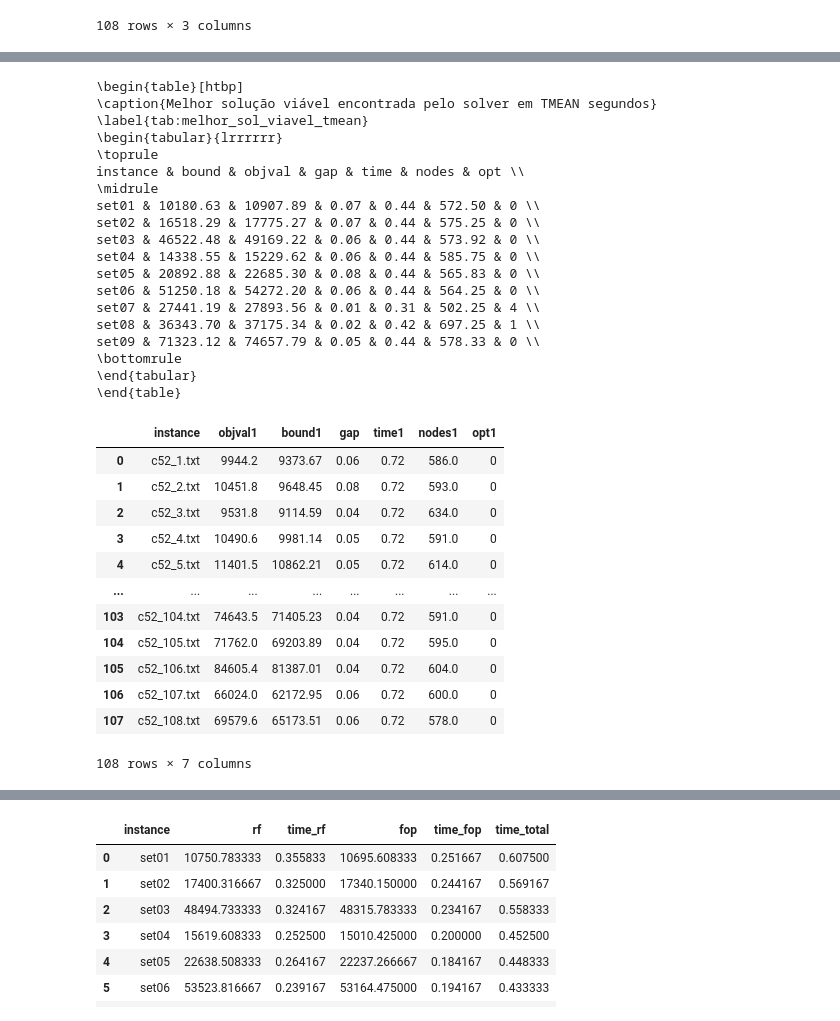
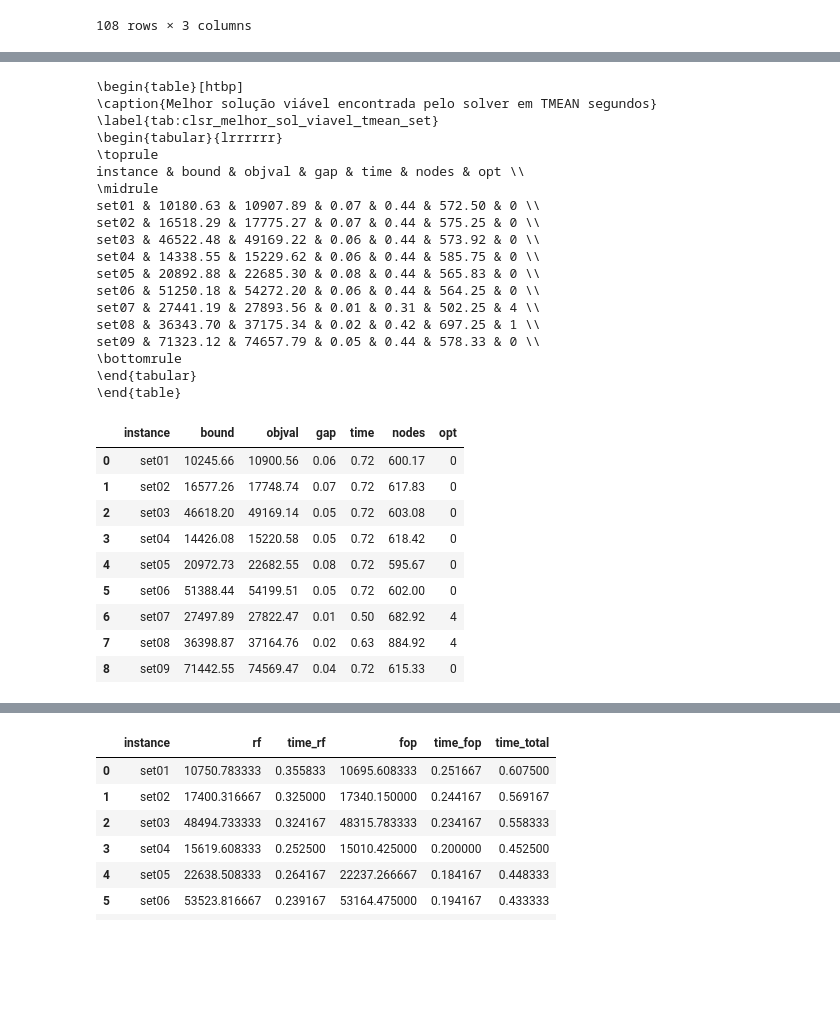
Before and after one commit to jesusossian/mmq_msc_andressa, a Jupyter notebook: src/clsr_std/clsr_std_feasible.ipynb, the cells around one changed output, grey strips where cells are left out. Cells and saved outputs as stored; diff of their text form; code cells hidden in the pictures; blank space fills up the shorter version.

```diff
--- a/src/clsr_std/clsr_std_feasible.ipynb
+++ b/src/clsr_std/clsr_std_feasible.ipynb
@@ -288,12 +281,12 @@ def tabela_mip(url_file):
 
         tab = pd.DataFrame({
             'instance':f'{set_}',
-            'bound':tab['bound'].mean(),
-            'objval':tab['objval'].mean(),
-            'gap':tab['gap'].mean(),
-            'time':tab['time'].mean(),
-            'nodes':tab['nodes'].mean(),
-            'opt':tab['opt'].sum(),
+            'bound':tab['bound'].mean().round(2),
+            'objval':tab['objval'].mean().round(2),
+            'gap':tab['gap'].mean().round(2),
+            'time':tab['time'].mean().round(2),
+            'nodes':tab['nodes'].mean().round(2),
+            'opt':tab['opt'].sum().round(2),
             },index=[f'std']
         )
 
@@ -454,7 +447,7 @@ table_feasible_tmean_set, table_feasible_tmean_set_ = tabela_mip(file)
 latex_table_feasible_tmean_set = table_feasible_tmean_set.to_latex(
     index=False,  # To not include the DataFrame index as a column in the table
     caption="Melhor solução viável encontrada pelo solver em TMEAN segundos",  # The caption to appear above the table in the LaTeX document
-    label="tab:melhor_sol_viavel_tmean",  # A label used for referencing the table within the LaTeX document
+    label="tab:clsr_melhor_sol_viavel_tmean_set",  # A label used for referencing the table within the LaTeX document
     position="htbp",  # The preferred positions where the table should be placed in the document ('here', 'top', 'bottom', 'page')
     column_format="lrrrrrr",  # The format of the columns: left-aligend first column and center-aligned remaining columns as per APA guidelines
     escape=False,  # Disable escaping LaTeX special characters in the DataFrame
@@ -465,7 +458,7 @@ print(latex_table_feasible_tmean_set)
 # %% [output]
 \begin{table}[htbp]
 \caption{Melhor solução viável encontrada pelo solver em TMEAN segundos}
-\label{tab:melhor_sol_viavel_tmean}
+\label{tab:clsr_melhor_sol_viavel_tmean_set}
 \begin{tabular}{lrrrrrr}
 \toprule
 instance & bound & objval & gap & time & nodes & opt \\
@@ -483,19 +476,16 @@ set09 & 71323.12 & 74657.79 & 0.05 & 0.44 & 578.33 & 0 \\
 \end{tabular}
 \end{table}
 # %%
-table_feasible_tmax
+table_feasible_tmax_set
 # %% [output]
-|  | instance | objval1 | bound1 | gap | time1 | nodes1 | opt1 |
-| 0 | c52_1.txt | 9944.2 | 9373.67 | 0.06 | 0.72 | 586.0 | 0 |
-| 1 | c52_2.txt | 10451.8 | 9648.45 | 0.08 | 0.72 | 593.0 | 0 |
-| 2 | c52_3.txt | 9531.8 | 9114.59 | 0.04 | 0.72 | 634.0 | 0 |
-| 3 | c52_4.txt | 10490.6 | 9981.14 | 0.05 | 0.72 | 591.0 | 0 |
-| 4 | c52_5.txt | 11401.5 | 10862.21 | 0.05 | 0.72 | 614.0 | 0 |
-| ... | ... | ... | ... | ... | ... | ... | ... |
-| 103 | c52_104.txt | 74643.5 | 71405.23 | 0.04 | 0.72 | 591.0 | 0 |
-| 104 | c52_105.txt | 71762.0 | 69203.89 | 0.04 | 0.72 | 595.0 | 0 |
-| 105 | c52_106.txt | 84605.4 | 81387.01 | 0.04 | 0.72 | 604.0 | 0 |
-| 106 | c52_107.txt | 66024.0 | 62172.95 | 0.06 | 0.72 | 600.0 | 0 |
-| 107 | c52_108.txt | 69579.6 | 65173.51 | 0.06 | 0.72 | 578.0 | 0 |
+|  | instance | bound | objval | gap | time | nodes | opt |
+| 0 | set01 | 10245.66 | 10900.56 | 0.06 | 0.72 | 600.17 | 0 |
+| 1 | set02 | 16577.26 | 17748.74 | 0.07 | 0.72 | 617.83 | 0 |
+| 2 | set03 | 46618.20 | 49169.14 | 0.05 | 0.72 | 603.08 | 0 |
+| 3 | set04 | 14426.08 | 15220.58 | 0.05 | 0.72 | 618.42 | 0 |
+| 4 | set05 | 20972.73 | 22682.55 | 0.08 | 0.72 | 595.67 | 0 |
+| 5 | set06 | 51388.44 | 54199.51 | 0.05 | 0.72 | 602.00 | 0 |
+| 6 | set07 | 27497.89 | 27822.47 | 0.01 | 0.50 | 682.92 | 4 |
+| 7 | set08 | 36398.87 | 37164.76 | 0.02 | 0.63 | 884.92 | 4 |
+| 8 | set09 | 71442.55 | 74569.47 | 0.04 | 0.72 | 615.33 | 0 |
-108 rows × 7 columns
 # %%
```
Also changed, not shown: parts of 15 cells of this notebook, 2 other files.
